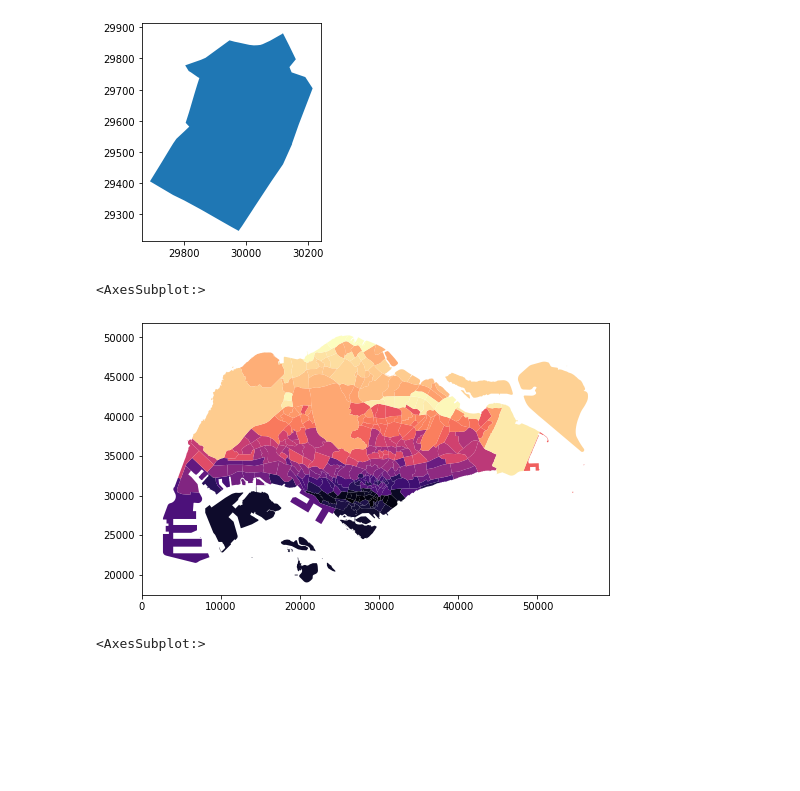
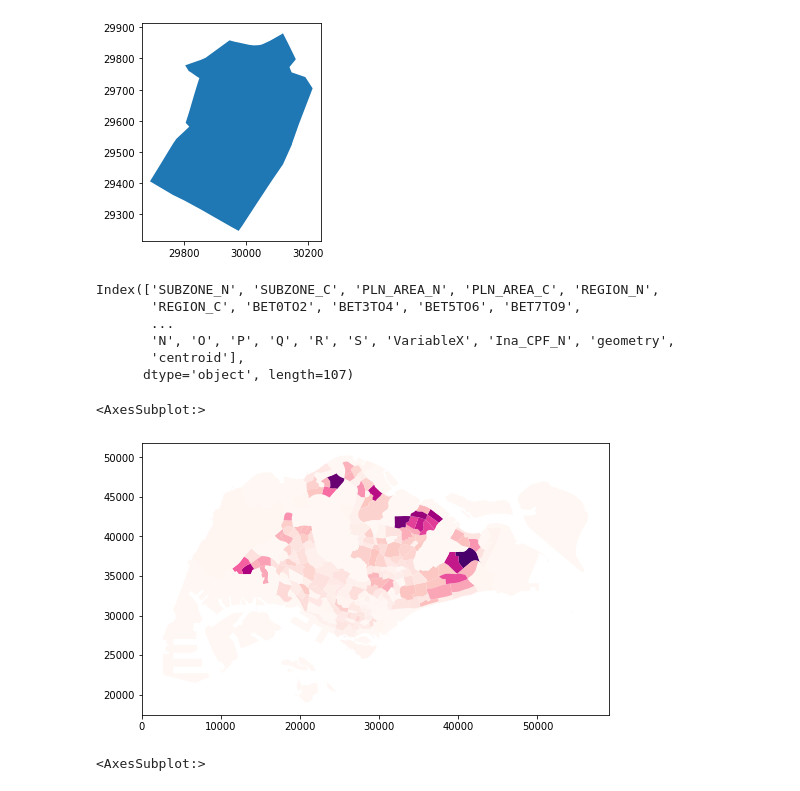
Before and after one commit to hengshan/qgis-vanguard, a Jupyter notebook: Day 1 - Introduction to Python & PYQGIS.ipynb, the cells around one changed output. Cells and saved outputs as stored; diff of their text form; code cells hidden in the pictures; blank space fills up the shorter version.

```diff
--- a/Day 1 - Introduction to Python & PYQGIS.ipynb
+++ b/Day 1 - Introduction to Python & PYQGIS.ipynb
@@ -1986,20 +2038,29 @@ sz.query('SUBZONE_N == "RAFFLES PLACE"').plot()
 # %% [output]
 <AxesSubplot:>
 [figure]
+# %%
+sz.columns
+# %% [output]
+Index(['SUBZONE_N', 'SUBZONE_C', 'PLN_AREA_N', 'PLN_AREA_C', 'REGION_N',
+       'REGION_C', 'BET0TO2', 'BET3TO4', 'BET5TO6', 'BET7TO9',
+       ...
+       'N', 'O', 'P', 'Q', 'R', 'S', 'VariableX', 'Ina_CPF_N', 'geometry',
+       'centroid'],
+      dtype='object', length=107)
 # %%
 # some cmap codes
 # viridis, plasma, inferno, magma, cividis
 # Greys, Purples, Blues, Greens, Oranges, Reds
 # YlOrBr, OrRd, PuRd, RdPu, BuPu, GnBu, PuBu, YlGnBu, PuBuGn, BuGn, YlGn
 # PiYg, PRGn, BrBG, PuOr, RdGy, RdBu, RdYlBu, Spectral, coolwarm, bwr, seismic
 # twilight, twilight_shifted, hsv
 # Pastel1, Pastel2, PAired, Accent, Dark2, Set1, Set2, Set3, tab10, tab20, tab20b, tab20c
-sz.plot(cmap='magma', figsize=(10, 5))
+sz.plot("BET5TO6", cmap='RdPu', figsize=(10, 5))
 # We can also plot the  polygons with no fill color by using GeoDataFrame.boundary.plot()
 # sz.boundary.plot()
 # %% [output]
 <AxesSubplot:>
-[figure, old version]
+[figure, new version]
 # %%
 sz.boundary.plot()
 # %% [output]
```
Also changed, not shown: parts of 35 cells of this notebook, 14 other files.
